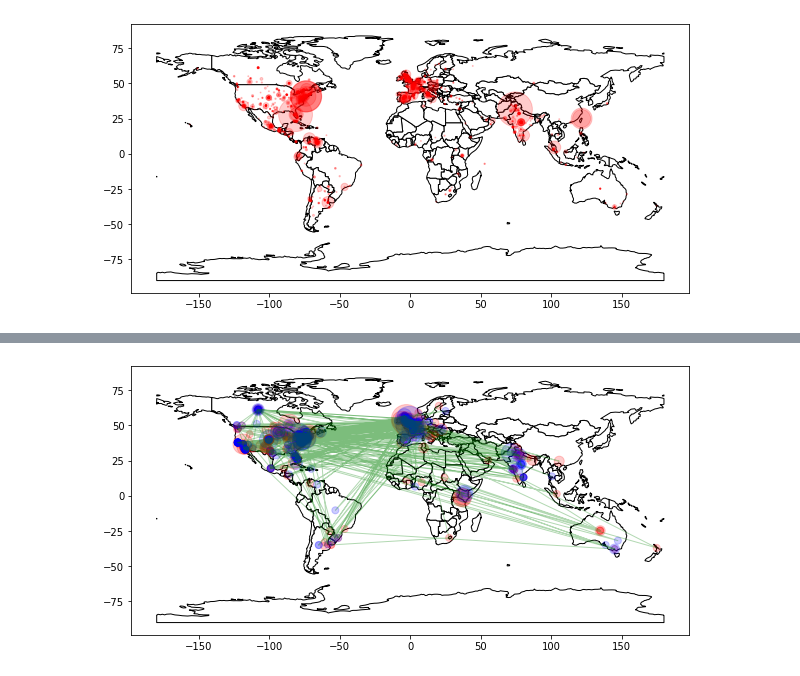
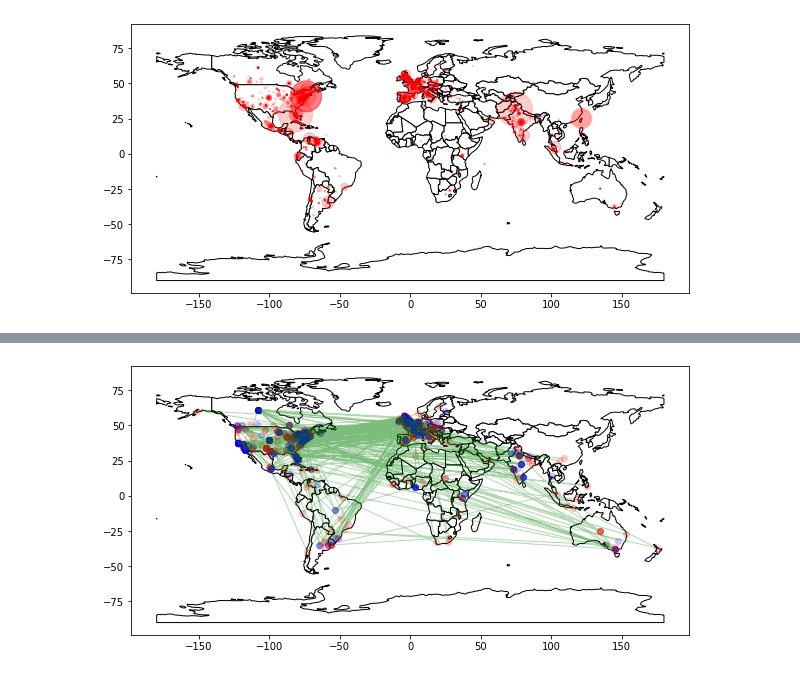
Before and after one commit to ccs-amsterdam/ccsbook, a Jupyter notebook: chapter02/funwith_py.ipynb, the cells around one changed output, grey strips where cells are left out. Cells and saved outputs as stored; diff of their text form; code cells hidden in the pictures.

```diff
--- a/chapter02/funwith_py.ipynb
+++ b/chapter02/funwith_py.ipynb
@@ -32,8 +33,8 @@ import nltk
 from nltk.corpus import stopwords
 import networkx as nx
 # %%
-tweets = pd.read_csv("http://cssbook.net/d/covid.csv")
-tweets.head()
+tw = pd.read_csv("http://cssbook.net/d/covid.csv")
+tw.head()
 # %% [output]
 |  | status_id | created_at | screen_name | lang | location | text | retweet_count | reply_to_screen_name |
 | 0 | 1309535775109926912 | 2020-09-25T16:50:33Z | ghulamabbasshah | en | Lahore, Pakistan | Secularism of #Gandhi and #Nehru ... | 1203 | NaN |
@@ -42,8 +43,10 @@ tweets.head()
 | 3 | 1309557875296083969 | 2020-09-25T18:18:22Z | AlexBerenson | en | New York | No mo ro in Flo: @govrondesantis ... | 953 | NaN |
 | 4 | 1309643186827132929 | 2020-09-25T23:57:22Z | B52Malmet | en | New York, NY | Dr. Fauci warns the worst public ... | 946 | NaN |
 # %%
-tweets.index = pd.DatetimeIndex(tweets['created_at'])
-tweets['status_id'].groupby(pd.Grouper(freq='H')).count().plot(kind='bar')
+tw.index=pd.DatetimeIndex(tw['created_at'])
+tw['status_id'].groupby(pd.Grouper(freq='H')) \
+    .count().plot(kind='bar')
+# (note the use of \ to split a long line)
 # %% [output]
 <AxesSubplot:xlabel='created_at'>
 [figure]
@@ -149,0 +157,4 @@ nx.draw_networkx_edges(g2,pos)
+# %%
+edges = tw2[['screen_name','reply_to_screen_name','retweet_count']].dropna().rename({'screen_name':'from', 'reply_to_screen_name':'to'}, axis='columns')
+u = users.drop(["location"], axis=1)
+u.rename({"screen_name":"from", 'lat':'lat_from', 'long':'long_from'}, axis=1)
@@ -150,25 +175,36 @@ nx.draw_networkx_edges(g2,pos)
 # %%
-edges = tweets[['screen_name','reply_to_screen_name','retweet_count']].dropna().rename({'screen_name':'from', 'reply_to_screen_name':'to'}, axis='columns')
-edges2 = edges.merge(users, left_on='from', right_on='screen_name').rename({'lat':'lat_from', 'long':'long_from'}, axis=1).drop(["screen_name","location"], axis=1)
-edges2 = edges2.merge(users, left_on='to', right_on='screen_name').rename({'lat':'lat_to', 'long':'long_to'}, axis=1).drop(["screen_name","location"], axis=1)
-edges2 = edges2.query("long_to!=long_from & lat_to!=lat_from").dropna()
+u = users.drop(["location"], axis=1)
+uf = u.rename({"screen_name":"from",
+    'lat':'lat_from','long':'long_from'}, axis=1)
+ut = u.rename({"screen_name":"to",
+    'lat':'lat_to','long':'long_to'}, axis=1)
+edges = edges.merge(uf).merge(ut).query(
+    "long_to!=long_from & lat_to!=lat_from")
 
-world = gpd.read_file(gpd.datasets.get_path('naturalearth_lowres'))
-gdf_to = gpd.GeoDataFrame(edges2.copy(), geometry=gpd.points_from_xy(edges2.long_to, edges2.lat_to))
-gdf_from = gpd.GeoDataFrame(edges2.copy(), geometry=gpd.points_from_xy(edges2.long_from, edges2.lat_from))
+world = gpd.read_file(
+    gpd.datasets.get_path('naturalearth_lowres'))
+g_to = gpd.GeoDataFrame(edges.copy(),
+    geometry=gpd.points_from_xy(edges.long_to,
+                                edges.lat_to))
+g_from = gpd.GeoDataFrame(edges.copy(),
+    geometry=gpd.points_from_xy(edges.long_from,
+                                edges.lat_from))
 
-gdf_from['size']=gdf_from['retweet_count'].map(lambda x: (x+1)*50)
-gdf_to['size']=gdf_from['retweet_count'].map(lambda x: (x+1)*50)
+ax = world.plot(color='white', edgecolor='black',
+                figsize=(10,10))
+g_from.plot(ax=ax, color='red', alpha=.2)
+g_to.plot(ax=ax, color='blue', alpha=.2)
 
-ax = world.plot(color='white', edgecolor='black', figsize=(10,10))
-gdf_from.plot(ax=ax, color='red', alpha=.2, markersize='size')
-gdf_to.plot(ax=ax, color='blue', alpha=.2, markersize='size')
-
-edges3 = gdf_from.join(gdf_to, lsuffix='_from', rsuffix='_to')[['geometry_from', 'geometry_to']]
-x_values = list(zip(edges3['geometry_from'].map(lambda point: point.x), edges3['geometry_to'].map(lambda point: point.x)))
-y_values = list(zip(edges3['geometry_from'].map(lambda point: point.y), edges3['geometry_to'].map(lambda point: point.y)))
-plt.plot(x_values, y_values, linewidth = 1, linestyle = "-", color = "green", alpha=.3)
-
+e=g_from.join(g_to, lsuffix='_from',rsuffix='_to')
+e = e[['geometry_from', 'geometry_to']]
+px = lambda point: point.x
+py = lambda point: point.y
+x_values = list(zip(e['geometry_from'].map(px),
+                    e['geometry_to'].map(px)))
+y_values = list(zip(e['geometry_from'].map(py),
+                    e['geometry_to'].map(py)))
+plt.plot(x_values, y_values, linewidth = 1,
+    linestyle = "-", color = "green", alpha=.3)
 plt.show()
 # %% [output]
-[figure, old version]
+[figure, new version]
```
Also changed, not shown: parts of 10 cells of this notebook, 1 other file.
